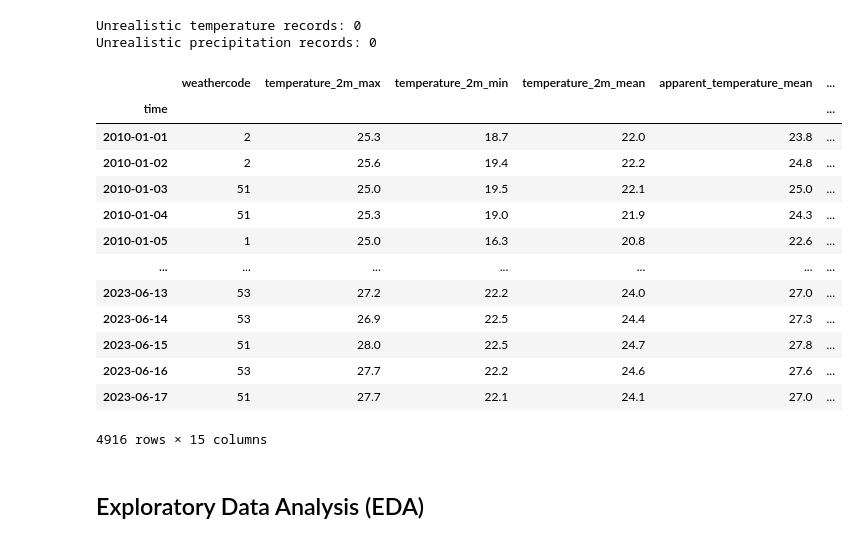
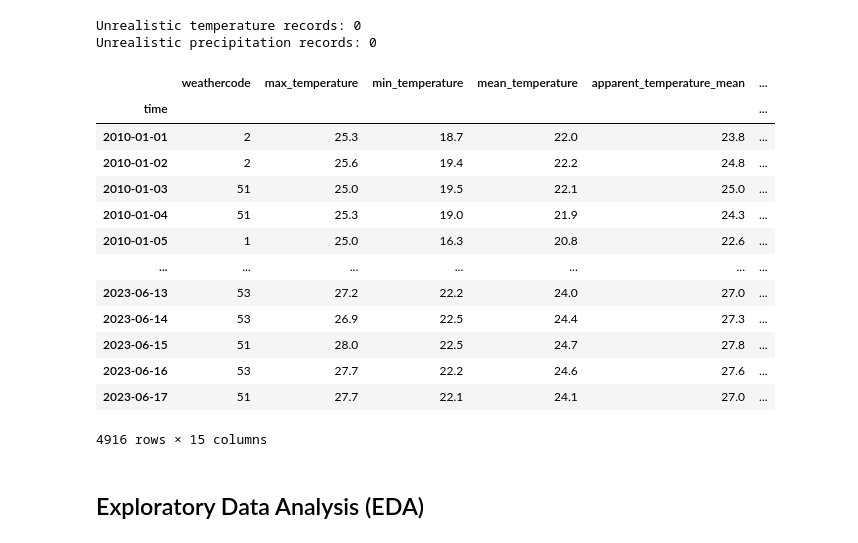
Before and after one commit to Vidusahan/sri-lanka-weather-analysis, a Jupyter notebook: notebooks/data_cleaning_&_eda.ipynb, the cells around one changed output. Drawn from its saved outputs; the diff is of its cells as text; code cells hidden in the pictures.

```diff
--- a/notebooks/data_cleaning_&_eda.ipynb
+++ b/notebooks/data_cleaning_&_eda.ipynb
@@ -256,18 +256,28 @@ Data columns (total 14 columns):
  13  day                         4916 non-null   int32
 dtypes: float64(9), int32(3), int64(2)
 memory usage: 518.5 KB
+# %%
+weather_kandy.rename(columns={"rain_sum": "rainfall"}, inplace=True)
+weather_kandy.rename(columns={"temperature_2m_mean": "mean_temperature"}, inplace=True)
+weather_kandy.rename(columns={"temperature_2m_max": "max_temperature"}, inplace=True)
+weather_kandy.rename(columns={"temperature_2m_min": "min_temperature"}, inplace=True)
+weather_kandy.rename(columns={"windspeed_10m_max": "max_wind_speed"}, inplace=True)
+weather_kandy.rename(columns={"windgusts_10m_max": "max_wind_gust"}, inplace=True)
+weather_kandy.rename(columns={"winddirection_10m_dominant": "dominant_Wind_Direction"}, inplace=True)
+weather_kandy.rename(columns={"shortwave_radiation_sum": "shortwave_radiation"}, inplace=True)
+weather_kandy.rename(columns={"et0_fao_evapotranspiration": "evapotranspiration"}, inplace=True)
 # %%
 # 2.1 Check for unrealistic values
 def check_realistic_values(df):
     # Temperature checks (Sri Lanka typically 25-35°C)
     temp_mask = (
-        (weather_kandy['temperature_2m_mean'] < 15) | (weather_kandy['temperature_2m_mean'] > 40) |
-        (weather_kandy['temperature_2m_max'] < 15) | (weather_kandy['temperature_2m_max'] > 45) |
-        (weather_kandy['temperature_2m_min'] < 10) | (weather_kandy['temperature_2m_min'] > 35)
+        (weather_kandy['mean_temperature'] < 15) | (weather_kandy['mean_temperature'] > 40) |
+        (weather_kandy['max_temperature'] < 15) | (weather_kandy['max_temperature'] > 45) |
+        (weather_kandy['min_temperature'] < 10) | (weather_kandy['min_temperature'] > 35)
     )
 
     # Precipitation checks
-    precip_mask = (weather_kandy['rain_sum'] < 0) | (weather_kandy['rain_sum'] > 500)
+    precip_mask = (weather_kandy['rainfall'] < 0) | (weather_kandy['rainfall'] > 500)
 
     print(f"Unrealistic temperature records: {temp_mask.sum()}")
     print(f"Unrealistic precipitation records: {precip_mask.sum()}")
@@ -284,14 +294,14 @@ Unrealistic temperature records: 0
 Unrealistic precipitation records: 0
 # %%
  # Create binary target for rainfall prediction
-weather_kandy['rain_tomorrow'] = (weather_kandy['rain_sum'].shift(-1) > 0).astype(int)
+weather_kandy['rain_tomorrow'] = (weather_kandy['rainfall'].shift(-1) > 0).astype(int)
 
 
 # #then drop the original rain_sum column
-# weather_kandy = weather_kandy.drop(columns=['rain_sum'])
+# weather_kandy = weather_kandy.drop(columns=['rainfall'])
 weather_kandy
 # %% [output]
-|  | weathercode | temperature_2m_max | temperature_2m_min | temperature_2m_mean | apparent_temperature_mean | ... |
+|  | weathercode | max_temperature | min_temperature | mean_temperature | apparent_temperature_mean | ... |
 | time |  |  |  |  |  | ... |
 | 2010-01-01 | 2 | 25.3 | 18.7 | 22.0 | 23.8 | ... |
 | 2010-01-02 | 2 | 25.6 | 19.4 | 22.2 | 24.8 | ... |
```
Also changed, not shown: parts of 15 cells of this notebook.
